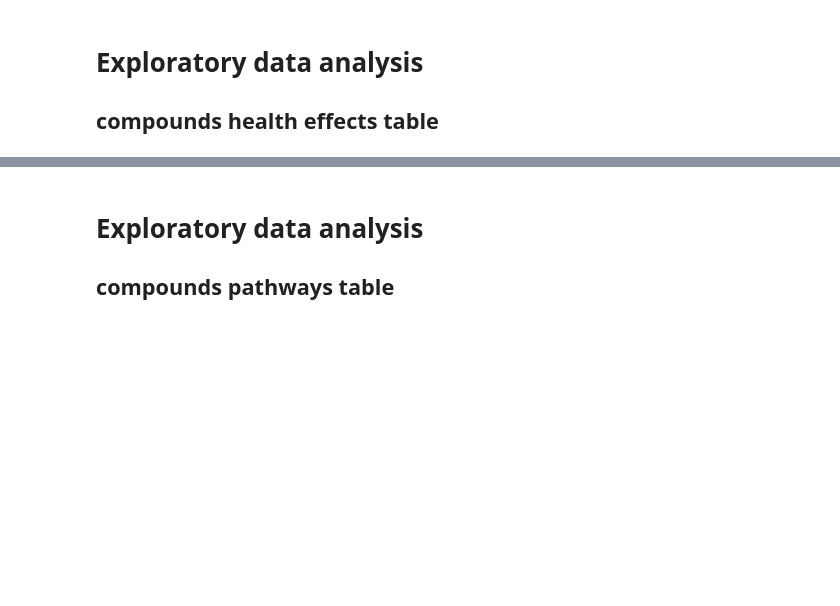
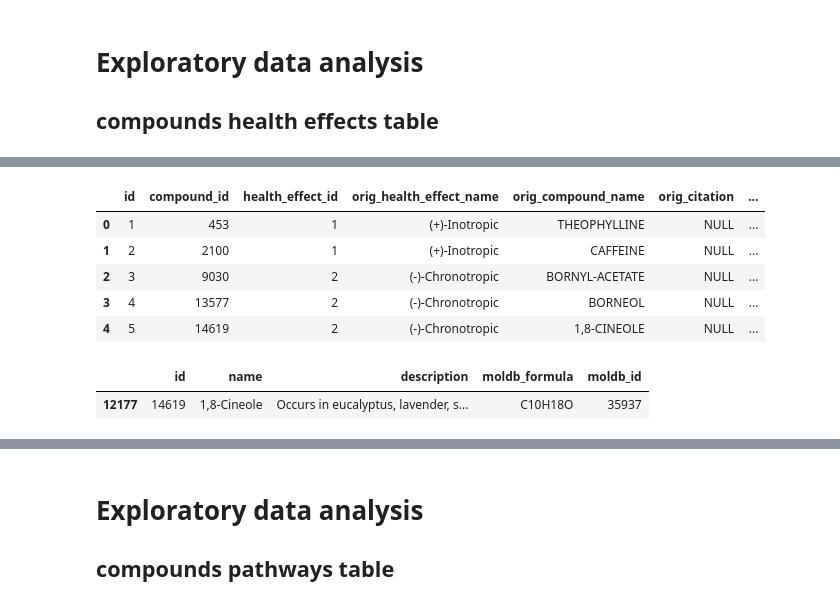
Before and after one commit to ssrosa/mod03project_sandbox, a Jupyter notebook: index.ipynb, the cells around one changed output, grey strips where cells are left out. Saved outputs shown, nothing was run; the diff lists cells and outputs as text; code cells hidden in the pictures; blank space fills up the shorter version.

```diff
--- a/index.ipynb
+++ b/index.ipynb
@@ -1016,0 +1270,14 @@ compounds_health_effects = pd.read_sql_query('''SELECT che.*
+# %%
+compounds_health_effects.head()
+# %% [output]
+|  | id | compound_id | health_effect_id | orig_health_effect_name | orig_compound_name | orig_citation | ... |
+| 0 | 1 | 453 | 1 | (+)-Inotropic | THEOPHYLLINE | NULL | ... |
+| 1 | 2 | 2100 | 1 | (+)-Inotropic | CAFFEINE | NULL | ... |
+| 2 | 3 | 9030 | 2 | (-)-Chronotropic | BORNYL-ACETATE | NULL | ... |
+| 3 | 4 | 13577 | 2 | (-)-Chronotropic | BORNEOL | NULL | ... |
+| 4 | 5 | 14619 | 2 | (-)-Chronotropic | 1,8-CINEOLE | NULL | ... |
+# %%
+compounds[compounds['id'] == 14619]
+# %% [output]
+|  | id | name | description | moldb_formula | moldb_id |
+| 12177 | 14619 | 1,8-Cineole | Occurs in eucalyptus, lavender, s... | C10H18O | 35937 |
```
Also changed, not shown: parts of 178 cells of this notebook.
